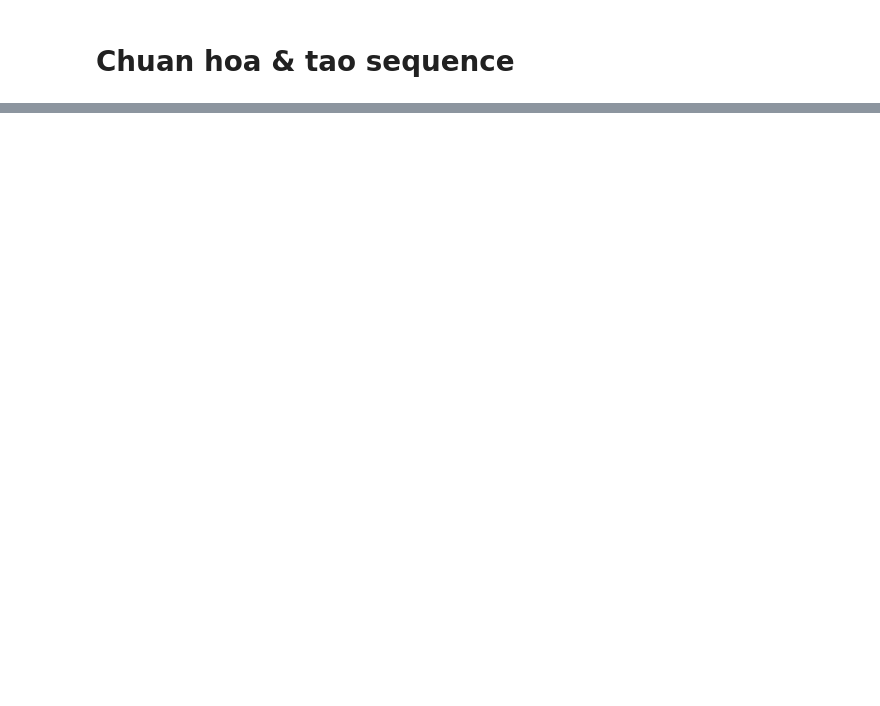
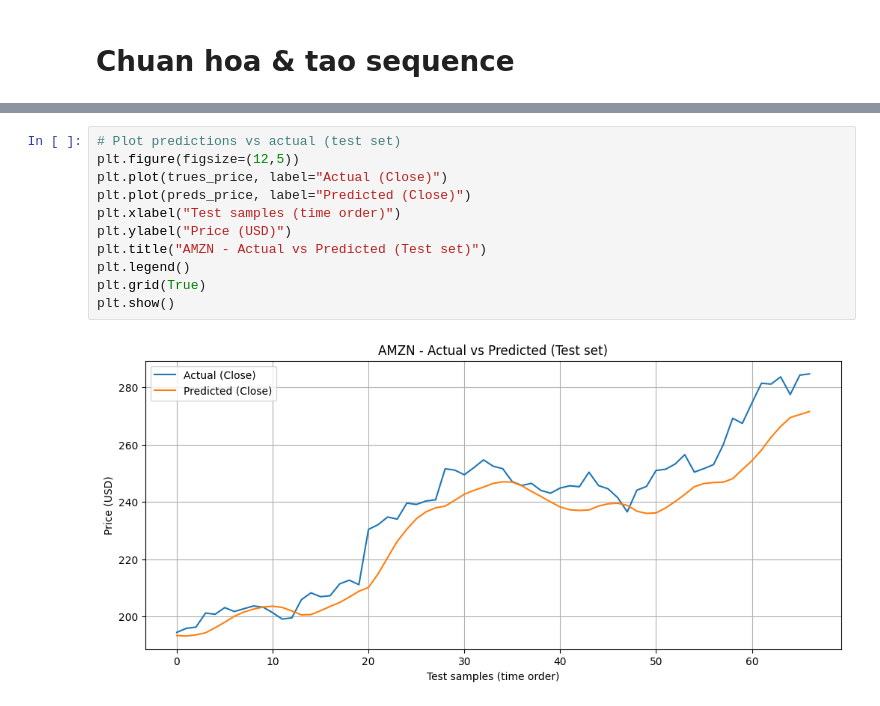
Before and after one commit to nmhkha/DL_Practice, a Jupyter notebook: Lap/StockPriceForecasting.ipynb, the cells around one changed output, grey strips where cells are left out. Saved outputs shown, nothing was run; the diff lists cells and outputs as text; blank space fills up the shorter version.

```diff
--- a/Lap/StockPriceForecasting.ipynb
+++ b/Lap/StockPriceForecasting.ipynb
@@ -259,0 +470,13 @@ X shape: (441, 60, 1) y shape: (441,)
+# %%
+# Plot predictions vs actual (test set)
+plt.figure(figsize=(12,5))
+plt.plot(trues_price, label="Actual (Close)")
+plt.plot(preds_price, label="Predicted (Close)")
+plt.xlabel("Test samples (time order)")
+plt.ylabel("Price (USD)")
+plt.title("AMZN - Actual vs Predicted (Test set)")
+plt.legend()
+plt.grid(True)
+plt.show()
+# %% [output]
+[figure, added]
```
Also changed, not shown: parts of 24 cells of this notebook, 2 other files.
